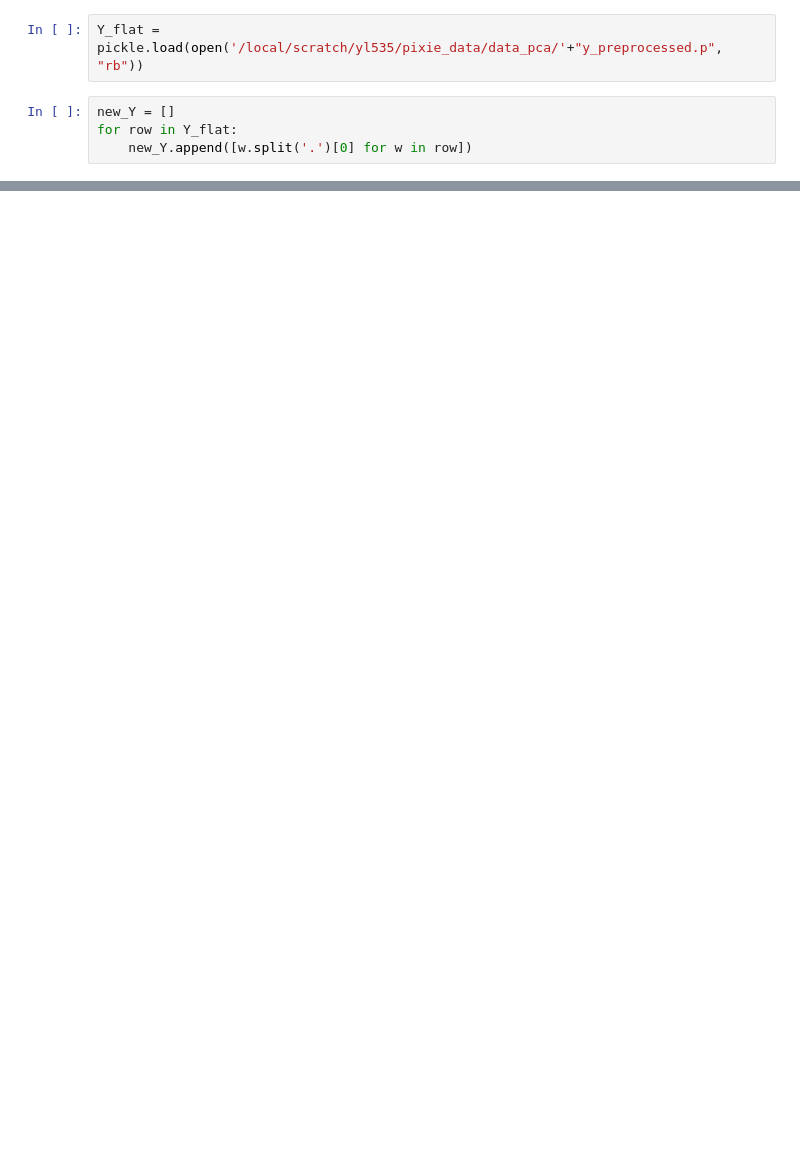
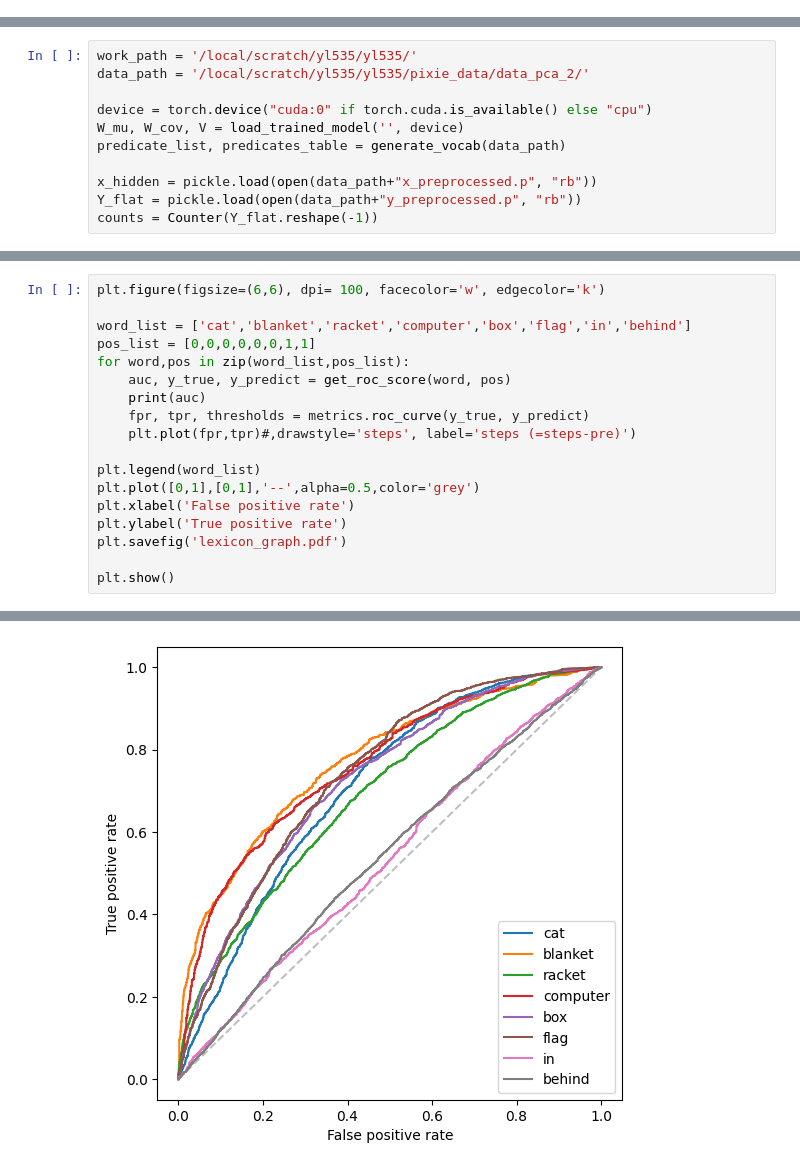
Before and after one commit to williamLyh/PixieVGModel, a Jupyter notebook: scratch.ipynb, the cells around one changed output, grey strips where cells are left out. Drawn from its saved outputs; the diff is of its cells as text; blank space fills up the shorter version.

```diff
--- a/scratch.ipynb
+++ b/scratch.ipynb
@@ -13,6 +0,0 @@ predicate_list, predicates_table = generate_vocab('/local/scratch/yl535/pixie_da
-# %%
-Y_flat = pickle.load(open('/local/scratch/yl535/pixie_data/data_pca/'+"y_preprocessed.p", "rb"))
-# %%
-new_Y = []
-for row in Y_flat:
-    new_Y.append([w.split('.')[0] for w in row])
@@ -124,0 +20,11 @@ d
+# %%
+work_path = '/local/scratch/yl535/yl535/'
+data_path = '/local/scratch/yl535/yl535/pixie_data/data_pca_2/'
+
+device = torch.device("cuda:0" if torch.cuda.is_available() else "cpu")
+W_mu, W_cov, V = load_trained_model('', device)
+predicate_list, predicates_table = generate_vocab(data_path)
+
+x_hidden = pickle.load(open(data_path+"x_preprocessed.p", "rb"))
+Y_flat = pickle.load(open(data_path+"y_preprocessed.p", "rb"))
+counts = Counter(Y_flat.reshape(-1))
@@ -124,0 +114,19 @@ d
+# %%
+plt.figure(figsize=(6,6), dpi= 100, facecolor='w', edgecolor='k')
+
+word_list = ['cat','blanket','racket','computer','box','flag','in','behind']
+pos_list = [0,0,0,0,0,0,1,1]
+for word,pos in zip(word_list,pos_list):
+    auc, y_true, y_predict = get_roc_score(word, pos)
+    print(auc)
+    fpr, tpr, thresholds = metrics.roc_curve(y_true, y_predict)
+    plt.plot(fpr,tpr)#,drawstyle='steps', label='steps (=steps-pre)')
+
+plt.legend(word_list)
+plt.plot([0,1],[0,1],'--',alpha=0.5,color='grey')
+plt.xlabel('False positive rate')
+plt.ylabel('True positive rate')
+plt.savefig('lexicon_graph.pdf')
+
+plt.show()
+# %% [output]
@@ -124,0 +141 @@ d
+[figure, added]
```
Also changed, not shown: parts of 49 cells of this notebook, 10 other files.
